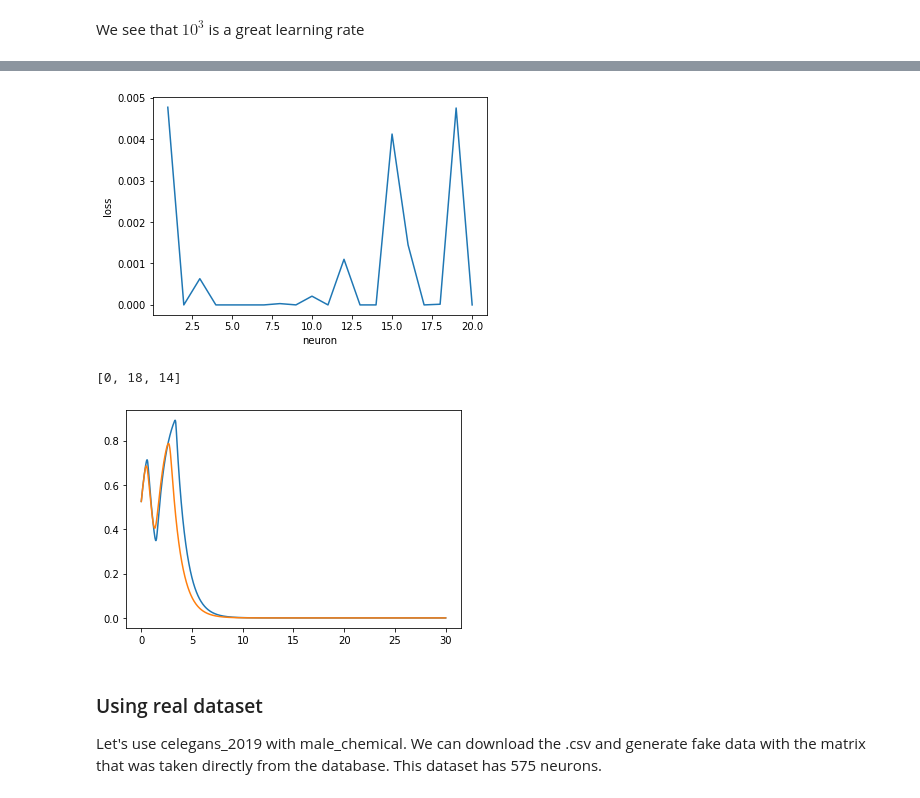
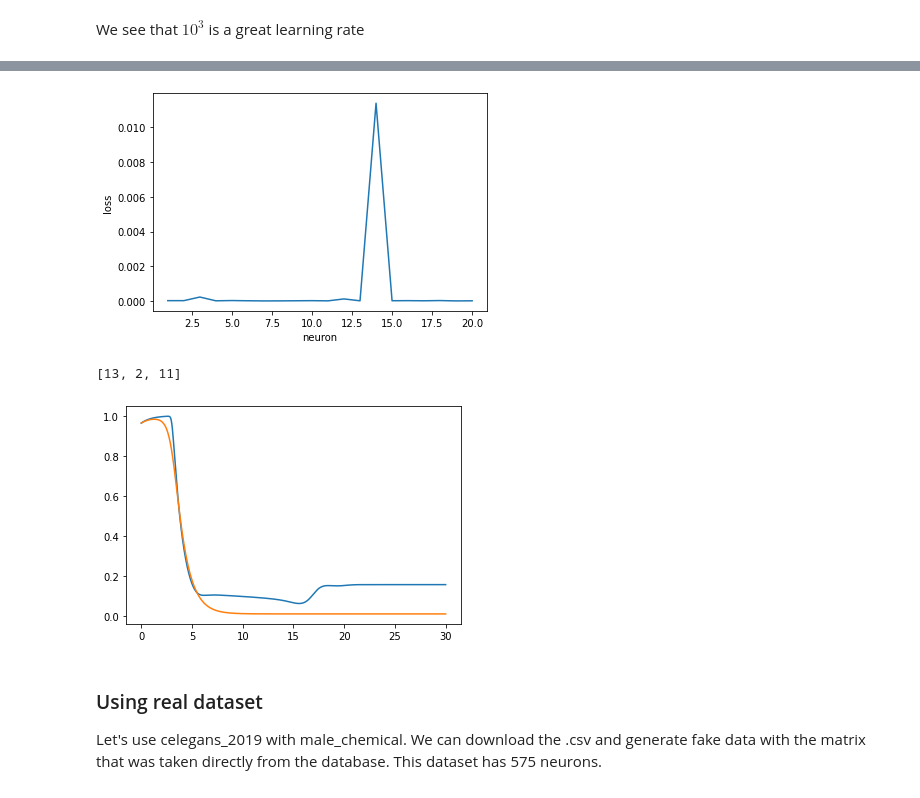
Before and after one commit to DCC-Lab/Computational-neuroscience-RNNs-, a Jupyter notebook: Training RNN/RNN_Env_Vectorize.ipynb, the cells around one changed output, grey strips where cells are left out. Saved outputs shown, nothing was run; the diff lists cells and outputs as text; code cells hidden in the pictures.

```diff
--- a/Training RNN/RNN_Env_Vectorize.ipynb
+++ b/Training RNN/RNN_Env_Vectorize.ipynb
@@ -130,7 +130,7 @@ import matplotlib.pyplot as plt
 from Hessianfree import HessianFree
 
 
-def Train_RNN(n_neurons, x, dt, mu, lr=1, n_iters=500, verbose=False, loss_graph=False):
+def Train_RNN(n_neurons, x, dt, mu, lr=1, n_iters=500, g=0.001, momentum=0.9, verbose=False, loss_graph=False):
     '''
     Function that train our RNN to match a specific model
     ----------------------
@@ -160,12 +160,12 @@ def Train_RNN(n_neurons, x, dt, mu, lr=1, n_iters=500, verbose=False, loss_graph
 
     #Set up
     #W = torch.zeros(n_neurons, n_neurons, dtype=torch.float32, requires_grad=True)
-    W = 0.001*torch.randn(n_neurons, n_neurons, dtype=torch.float32, requires_grad=True)
+    W = g * torch.randn(n_neurons, n_neurons, dtype=torch.float32, requires_grad=True)
     W = nn.Parameter(W)  #Parameter that will be modify
 
     model = RNNModel(W=W, dt=dt, mu=mu)
     #optimizer = HessianFree(model.parameters())
-    optimizer = torch.optim.SGD(model.parameters(), lr=lr, momentum=0.9)
+    optimizer = torch.optim.SGD(model.parameters(), lr=lr, momentum=momentum)
     loss = nn.MSELoss()
 
     #x_pred = torch.zeros(x.shape[0], x.shape[1])
@@ -565,5 +565,5 @@ learn = Train_RNN_AdaptLR(40, data["Data"].T, data["dt"], data["mu"], n_iters=40
 # %% [markdown]
 We see that $10^3$ is a great learning rate
 # %%
-pred = Train_RNN(40, data["Data"].T, data["dt"], mu=data["mu"], lr=10**3, n_iters=4000, verbose=True, loss_graph=True)
+pred = Train_RNN(40, data["Data"].T, data["dt"], mu=data["mu"], lr=10**3, n_iters=4000, verbose=True, loss_graph=True, g=0.001)
 # %% [output]
@@ -594,14 +594,14 @@ t = np.linspace(0, 30, 1000)
 qual = quality(20, true, train, num_max=3)
 qual
 # %% [output]
-[figure, old version]
+[figure, new version]
-[0, 18, 14]
+[13, 2, 11]
 # %%
-plt.plot(t, true[:,0])
-plt.plot(t, train[:,0])
+plt.plot(t, true[:,13])
+plt.plot(t, train[:,13])
 plt.show()
 # %% [output]
-[figure, old version]
+[figure, new version]
 # %% [markdown]
 ### Using real dataset
 
```
Also changed, not shown: parts of 51 cells of this notebook, 1 other file.
